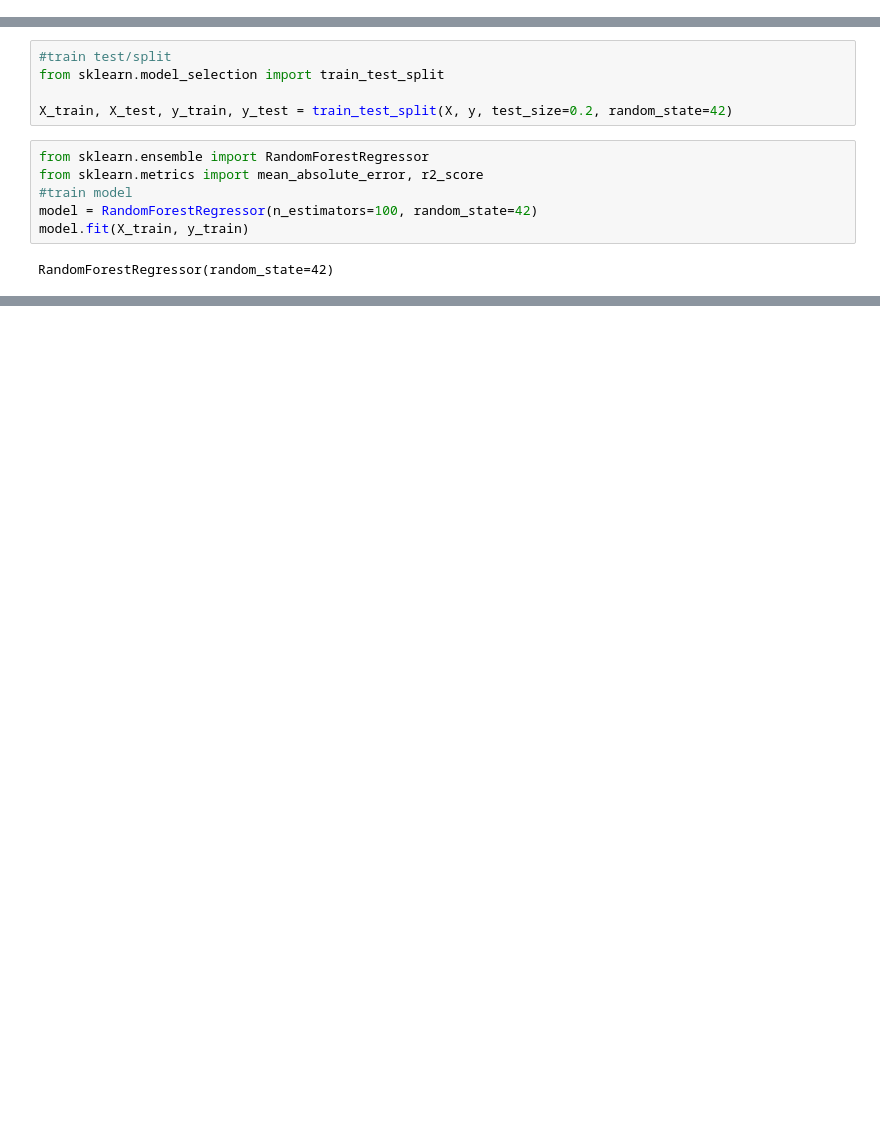
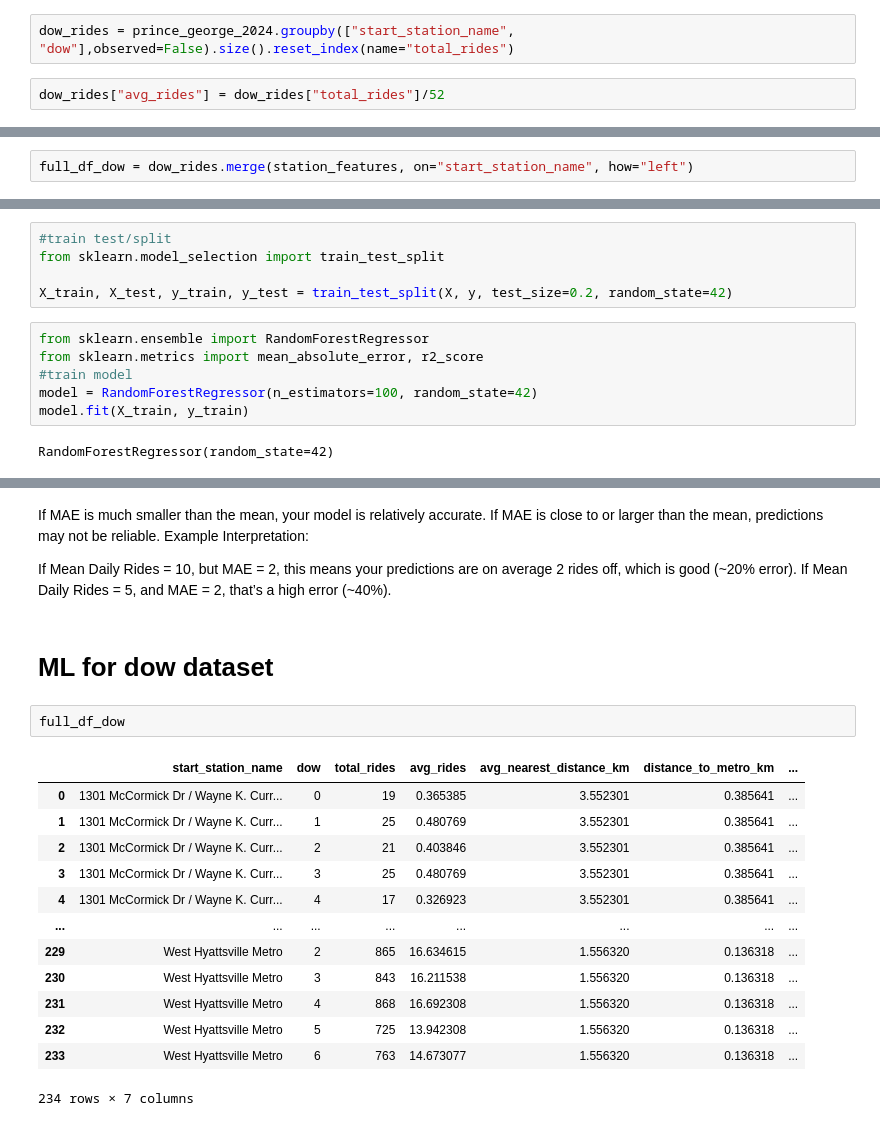
Before and after one commit to pabs-llama/projects, a Jupyter notebook: project_3_ capitalbikeshare/linear_regression_pg.ipynb, the cells around one changed output, grey strips where cells are left out. Cells and saved outputs as stored; diff of their text form; blank space fills up the shorter version.

```diff
--- a/project_3_ capitalbikeshare/linear_regression_pg.ipynb
+++ b/project_3_ capitalbikeshare/linear_regression_pg.ipynb
@@ -680,0 +645,4 @@ monthly_rides = prince_george_fixed.groupby(["start_station_name", "month"],obse
+# %%
+dow_rides = prince_george_2024.groupby(["start_station_name", "dow"],observed=False).size().reset_index(name="total_rides")
+# %%
+dow_rides["avg_rides"] = dow_rides["total_rides"]/52
@@ -697 +729,3 @@ monthly_rides.sort_values(by="monthly_rides", ascending=False)
+# %%
+full_df_dow = dow_rides.merge(station_features, on="start_station_name", how="left")
 # %%
@@ -745,0 +937,25 @@ R² Score: 0.9159432382962864
+# %% [markdown]
+If MAE is much smaller than the mean, your model is relatively accurate.
+If MAE is close to or larger than the mean, predictions may not be reliable.
+Example Interpretation:
+
+If Mean Daily Rides = 10, but MAE = 2, this means your predictions are on average 2 rides off, which is good (~20% error).
+If Mean Daily Rides = 5, and MAE = 2, that’s a high error (~40%).
+# %% [markdown]
+# ML for dow dataset
+# %%
+full_df_dow
+# %% [output]
+|  | start_station_name | dow | total_rides | avg_rides | avg_nearest_distance_km | distance_to_metro_km | ... |
+| 0 | 1301 McCormick Dr / Wayne K. Curr... | 0 | 19 | 0.365385 | 3.552301 | 0.385641 | ... |
+| 1 | 1301 McCormick Dr / Wayne K. Curr... | 1 | 25 | 0.480769 | 3.552301 | 0.385641 | ... |
+| 2 | 1301 McCormick Dr / Wayne K. Curr... | 2 | 21 | 0.403846 | 3.552301 | 0.385641 | ... |
+| 3 | 1301 McCormick Dr / Wayne K. Curr... | 3 | 25 | 0.480769 | 3.552301 | 0.385641 | ... |
+| 4 | 1301 McCormick Dr / Wayne K. Curr... | 4 | 17 | 0.326923 | 3.552301 | 0.385641 | ... |
+| ... | ... | ... | ... | ... | ... | ... | ... |
+| 229 | West Hyattsville Metro | 2 | 865 | 16.634615 | 1.556320 | 0.136318 | ... |
+| 230 | West Hyattsville Metro | 3 | 843 | 16.211538 | 1.556320 | 0.136318 | ... |
+| 231 | West Hyattsville Metro | 4 | 868 | 16.692308 | 1.556320 | 0.136318 | ... |
+| 232 | West Hyattsville Metro | 5 | 725 | 13.942308 | 1.556320 | 0.136318 | ... |
+| 233 | West Hyattsville Metro | 6 | 763 | 14.673077 | 1.556320 | 0.136318 | ... |
+234 rows × 7 columns
```
Also changed, not shown: parts of 39 cells of this notebook, 1 other file.
